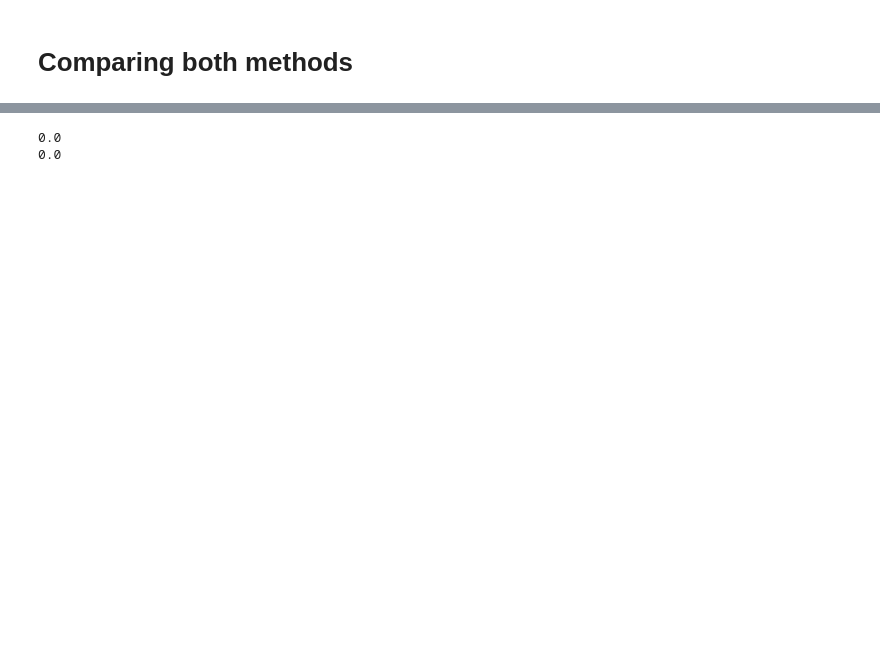
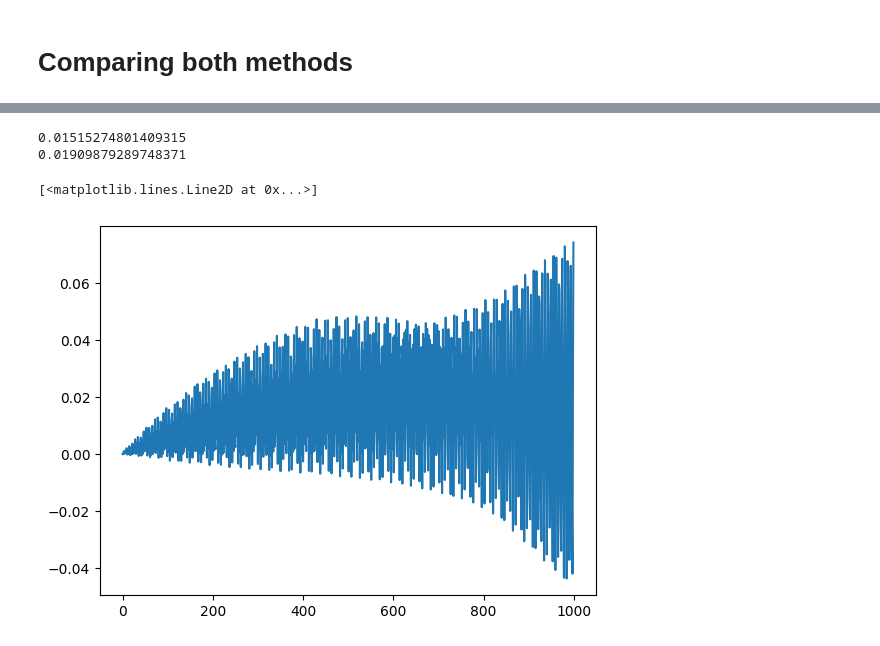
Before and after one commit to AthomsG/TAC_Thesis, a Jupyter notebook: Jupyter_Notebooks/Numerical & Analytical Comparison.ipynb, the cells around one changed output, grey strips where cells are left out. Drawn from its saved outputs; the diff is of its cells as text; code cells hidden in the pictures; blank space fills up the shorter version.

```diff
--- a/Jupyter_Notebooks/Numerical & Analytical Comparison.ipynb
+++ b/Jupyter_Notebooks/Numerical & Analytical Comparison.ipynb
@@ -318,7 +298,11 @@ plt.plot(anal_grad_ploss)
 # %%
-dist = np.array(anal_grad_ploss) - np.array(anal_grad_ploss)
+dist = np.array(anal_grad_ploss) - np.array(auto_grad_ploss)
 print(dist.mean())
 print(dist.std())
+
+plt.plot(dist)
 # %% [output]
-0.0
-0.0
+0.01515274801409315
+0.01909879289748371
+[<matplotlib.lines.Line2D at 0x...>]
+[figure, added]
```
Also changed, not shown: parts of 10 cells of this notebook, 3 other files.
